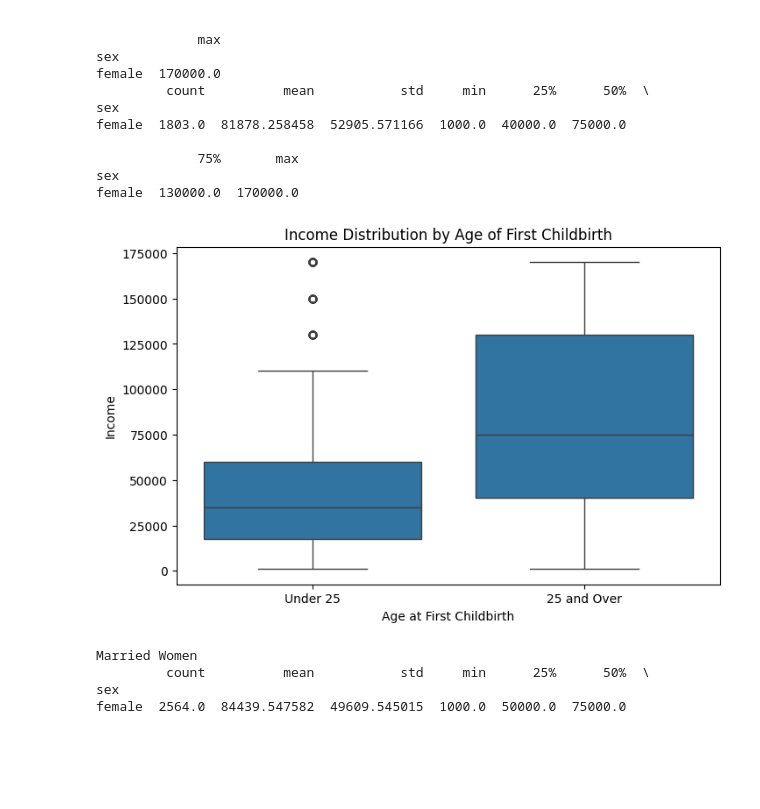
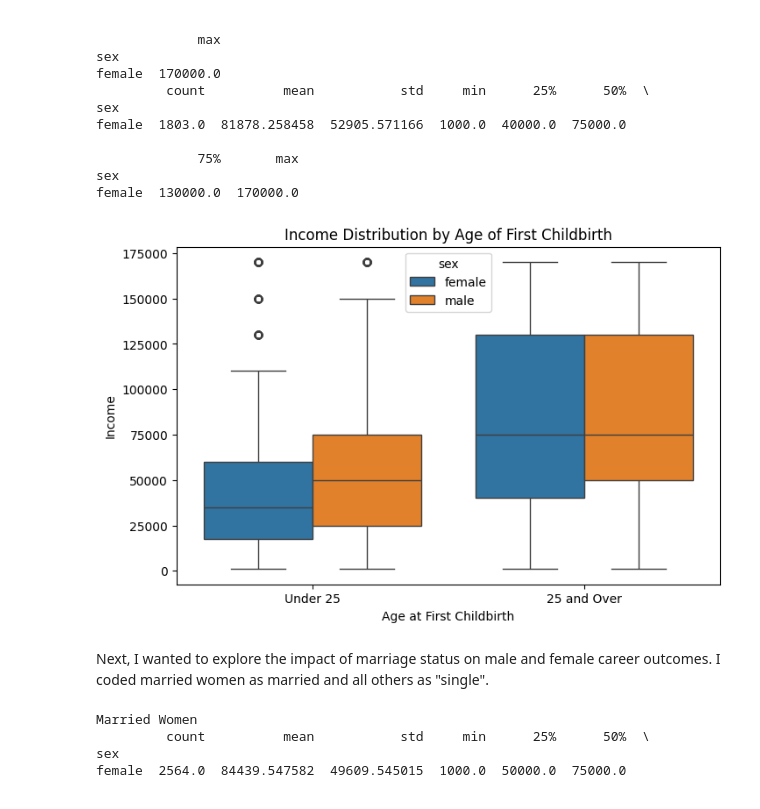
Before and after one commit to fwx5ax/EDA, a Jupyter notebook: lab/get_gss.ipynb, the cells around one changed output. Drawn from its saved outputs; the diff is of its cells as text; code cells hidden in the pictures; blank space fills up the shorter version.

```diff
--- a/lab/get_gss.ipynb
+++ b/lab/get_gss.ipynb
@@ -299,26 +301,35 @@ female  1803.0  81878.258458  52905.571166  1000.0  40000.0  75000.0
              75%       max
 sex
 female  130000.0  170000.0
+# %%
+# create a dataset splitting up all people by age they had their first child to compare genders
+first_kid_under_25 = new_df[new_df['age_kid_born'] < 25]
+first_kid_over_25 = new_df[new_df['age_kid_born'] >= 25]
 # %%
-first_kid_under_25_f.loc[:, 'group'] = 'Under 25'
-first_kid_over_25_f.loc[:, 'group'] = '25 and Over'
+first_kid_under_25.loc[:, 'group'] = 'Under 25'
+first_kid_over_25.loc[:, 'group'] = '25 and Over'
 
 # Combine both into a single DataFrame for plotting
-boxplot_df = pd.concat([first_kid_under_25_f, first_kid_over_25_f])
+boxplot_df = pd.concat([first_kid_under_25, first_kid_over_25])
 
 # Create the boxplot
 plt.figure(figsize=(8, 5))
-sns.boxplot(data=boxplot_df, x='group', y='income_numeric')
+sns.boxplot(data=boxplot_df, x='group', y='income_numeric',hue='sex')
 
 # Customize labels
 plt.title("Income Distribution by Age of First Childbirth")
 plt.xlabel("Age at First Childbirth")
 plt.ylabel("Income")
 
 # Show plot
 plt.show()
+
+# both men and women achieve higher family income when they delay childrearing
+# however, women experience a higher income penalty than men when they have children before age 25
 # %% [output]
-[figure, old version]
+[figure, new version]
+# %% [markdown]
+Next, I wanted to explore the impact of marriage status on male and female career outcomes. I coded married women as married and all others as "single".
 # %%
 married_women = female_df[female_df['marital'] == "married"]
 single_women = female_df[female_df['marital'] != "married"] # all else count as "single"
```
Also changed, not shown: parts of 16 cells of this notebook.
